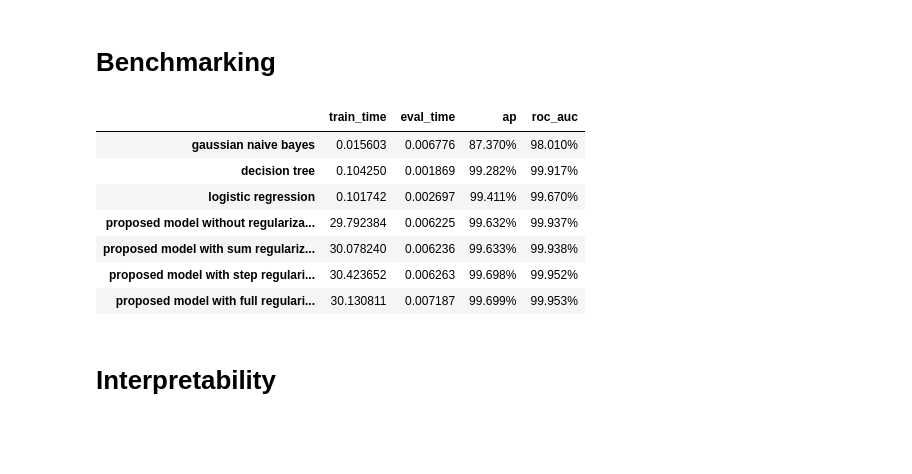
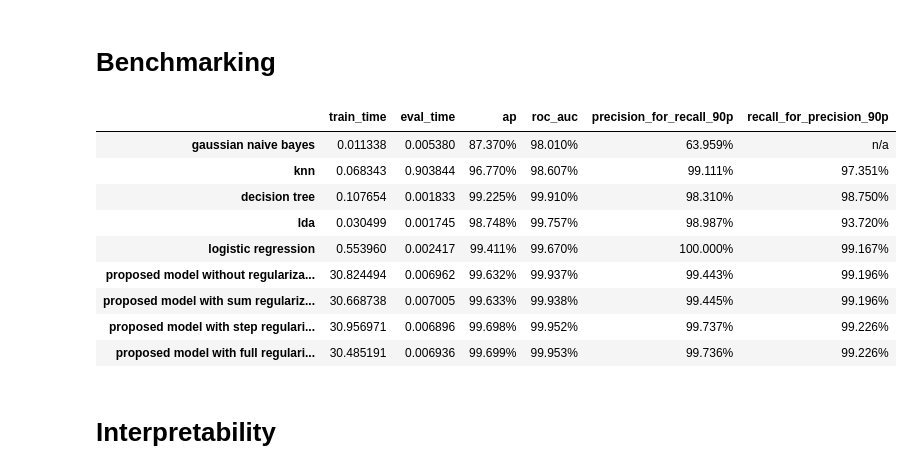
Before and after one commit to Sagenso/MIRAD, a Jupyter notebook: notebooks/experiments.ipynb, the cells around one changed output. Cells and saved outputs as stored; diff of their text form; code cells hidden in the pictures; blank space fills up the shorter version.

```diff
--- a/notebooks/experiments.ipynb
+++ b/notebooks/experiments.ipynb
@@ -70,19 +72,47 @@ for model_name, model in models.items():
-# %%
-(
-    pd.DataFrame(metrics)
-    .style
-    .format('{:.3%}', subset=['ap', 'roc_auc'])
-    .background_gradient(vmin=0.99, vmax=1, subset=['ap', 'roc_auc'])
-)
-# %% [output]
-|  | train_time | eval_time | ap | roc_auc |
-| gaussian naive bayes | 0.015603 | 0.006776 | 87.370% | 98.010% |
-| decision tree | 0.104250 | 0.001869 | 99.282% | 99.917% |
-| logistic regression | 0.101742 | 0.002697 | 99.411% | 99.670% |
-| proposed model without regulariza... | 29.792384 | 0.006225 | 99.632% | 99.937% |
-| proposed model with sum regulariz... | 30.078240 | 0.006236 | 99.633% | 99.938% |
-| proposed model with step regulari... | 30.423652 | 0.006263 | 99.698% | 99.952% |
-| proposed model with full regulari... | 30.130811 | 0.007187 | 99.699% | 99.953% |
+# %%
+for model_name, model in models.items():
+    start = time.perf_counter()
+    y_proba = model.predict_proba(X_test)[:, 1]
+    metrics['eval_time'][model_name] = time.perf_counter() - start
+
+    metrics['ap'][model_name] = average_precision_score(y_test, y_proba)
+    metrics['roc_auc'][model_name] = roc_auc_score(y_test, y_proba)
+
+    thresholds = np.linspace(0.001, 1, num=100, endpoint=False)
+
+    threshold_recall90_candidates = list(filter(lambda t: recall_score(y_test, y_proba > t) >= .9, thresholds))
+    if threshold_recall90_candidates:
+        threshold_recall90 = max(threshold_recall90_candidates, key=lambda t: precision_score(y_test, y_proba > t))
+        metrics['precision_for_recall_90p'][model_name] = precision_score(y_test, y_proba > threshold_recall90)
+    else:
+        metrics['precision_for_recall_90p'][model_name] = None
+
+    threshold_precision90_candidates = list(filter(lambda t: precision_score(y_test, y_proba > t) >= .9, thresholds))
+    if threshold_precision90_candidates:
+        threshold_precision90 = max(threshold_precision90_candidates, key=lambda t: recall_score(y_test, y_proba > t))
+        metrics['recall_for_precision_90p'][model_name] = recall_score(y_test, y_proba > threshold_precision90)
+    else:
+        metrics['recall_for_precision_90p'][model_name] = None
+
+
+(
+    pd.DataFrame(metrics)
+    .style
+    .format('{:.3%}', subset=['ap', 'roc_auc', 'precision_for_recall_90p', 'recall_for_precision_90p'], na_rep='n/a')
+    .background_gradient(vmin=0.99, vmax=1, subset=['ap', 'roc_auc'])
+    .background_gradient(vmin=0.98, vmax=1, subset=['precision_for_recall_90p', 'recall_for_precision_90p'])
+)
+# %% [output]
+|  | train_time | eval_time | ap | roc_auc | precision_for_recall_90p | recall_for_precision_90p |
+| gaussian naive bayes | 0.011338 | 0.005380 | 87.370% | 98.010% | 63.959% | n/a |
+| knn | 0.068343 | 0.903844 | 96.770% | 98.607% | 99.111% | 97.351% |
+| decision tree | 0.107654 | 0.001833 | 99.225% | 99.910% | 98.310% | 98.750% |
+| lda | 0.030499 | 0.001745 | 98.748% | 99.757% | 98.987% | 93.720% |
+| logistic regression | 0.553960 | 0.002417 | 99.411% | 99.670% | 100.000% | 99.167% |
+| proposed model without regulariza... | 30.824494 | 0.006962 | 99.632% | 99.937% | 99.443% | 99.196% |
+| proposed model with sum regulariz... | 30.668738 | 0.007005 | 99.633% | 99.938% | 99.445% | 99.196% |
+| proposed model with step regulari... | 30.956971 | 0.006896 | 99.698% | 99.952% | 99.737% | 99.226% |
+| proposed model with full regulari... | 30.485191 | 0.006936 | 99.699% | 99.953% | 99.736% | 99.226% |
 # %% [markdown]
 # Interpretability
 # %%
```
Also changed, not shown: parts of 7 cells of this notebook.
